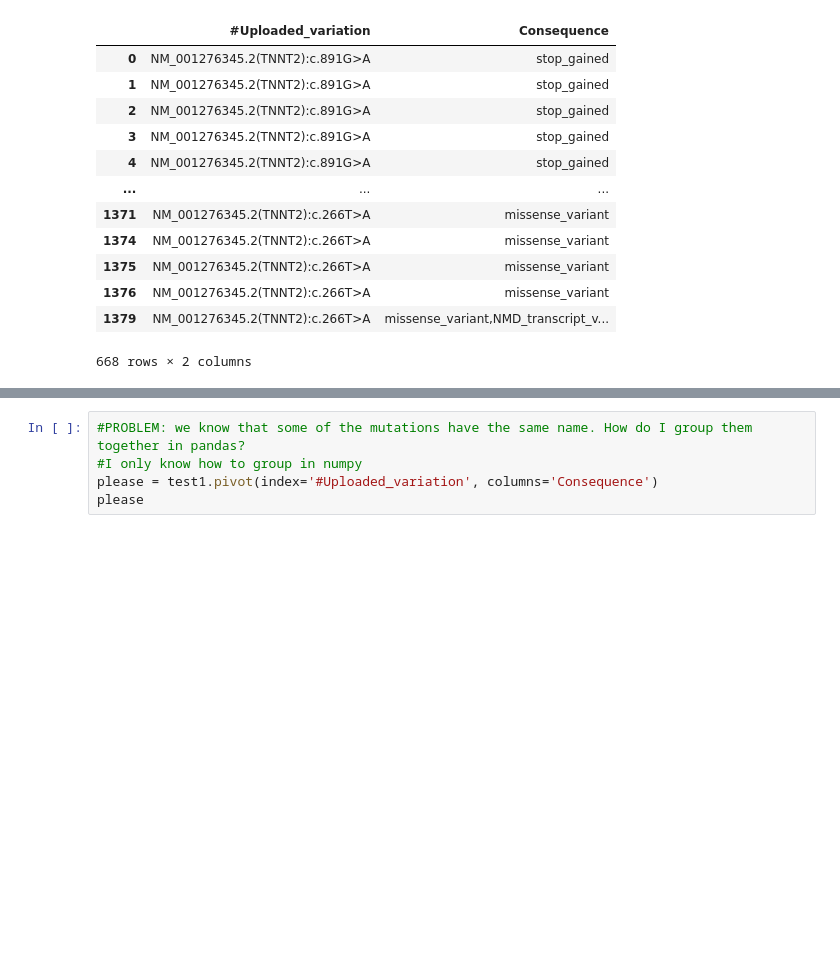
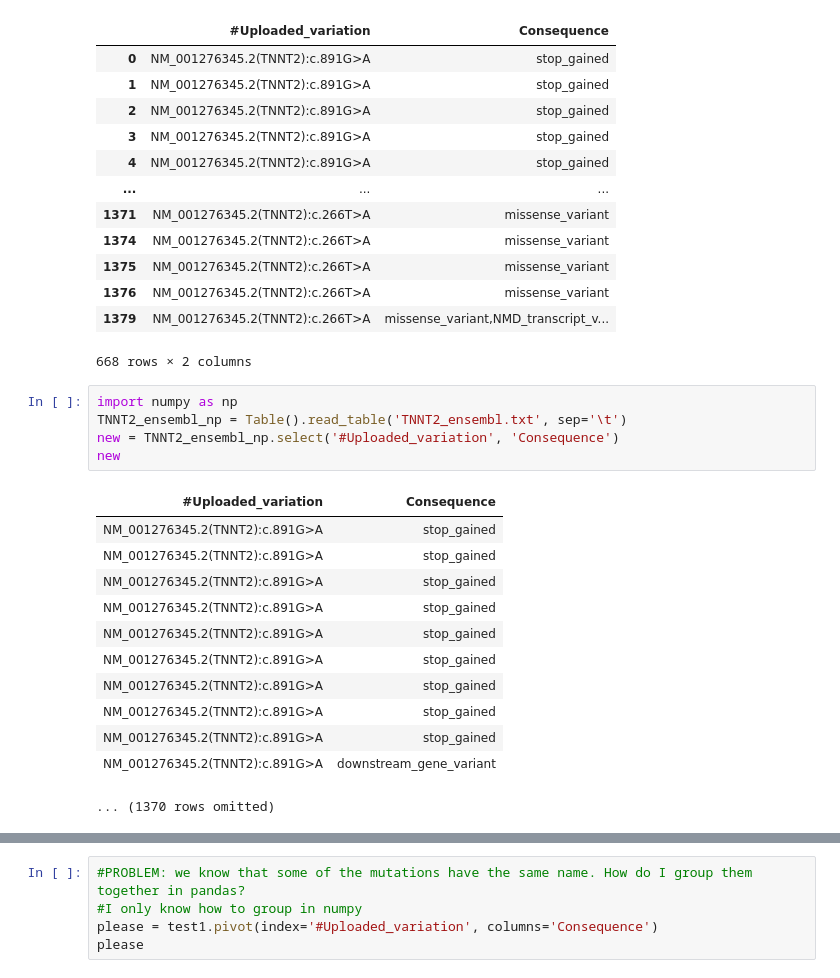
Before and after one commit to hannahmarieaguilar/Data-for-Project-, a Jupyter notebook: DATA/TNNT2.ipynb, the cells around one changed output, grey strips where cells are left out. Drawn from its saved outputs; the diff is of its cells as text; blank space fills up the shorter version.

```diff
--- a/DATA/TNNT2.ipynb
+++ b/DATA/TNNT2.ipynb
@@ -128,3 +128,21 @@ test1
 | 1376 | NM_001276345.2(TNNT2):c.266T>A | missense_variant |
 | 1379 | NM_001276345.2(TNNT2):c.266T>A | missense_variant,NMD_transcript_v... |
 668 rows × 2 columns
+# %%
+import numpy as np
+TNNT2_ensembl_np = Table().read_table('TNNT2_ensembl.txt', sep='\t')
+new = TNNT2_ensembl_np.select('#Uploaded_variation', 'Consequence')
+new
+# %% [output]
+| #Uploaded_variation | Consequence |
+| NM_001276345.2(TNNT2):c.891G>A | stop_gained |
+| NM_001276345.2(TNNT2):c.891G>A | stop_gained |
+| NM_001276345.2(TNNT2):c.891G>A | stop_gained |
+| NM_001276345.2(TNNT2):c.891G>A | stop_gained |
+| NM_001276345.2(TNNT2):c.891G>A | stop_gained |
+| NM_001276345.2(TNNT2):c.891G>A | stop_gained |
+| NM_001276345.2(TNNT2):c.891G>A | stop_gained |
+| NM_001276345.2(TNNT2):c.891G>A | stop_gained |
+| NM_001276345.2(TNNT2):c.891G>A | stop_gained |
+| NM_001276345.2(TNNT2):c.891G>A | downstream_gene_variant |
+... (1370 rows omitted)
```
Also changed, not shown: parts of 4 cells of this notebook.
